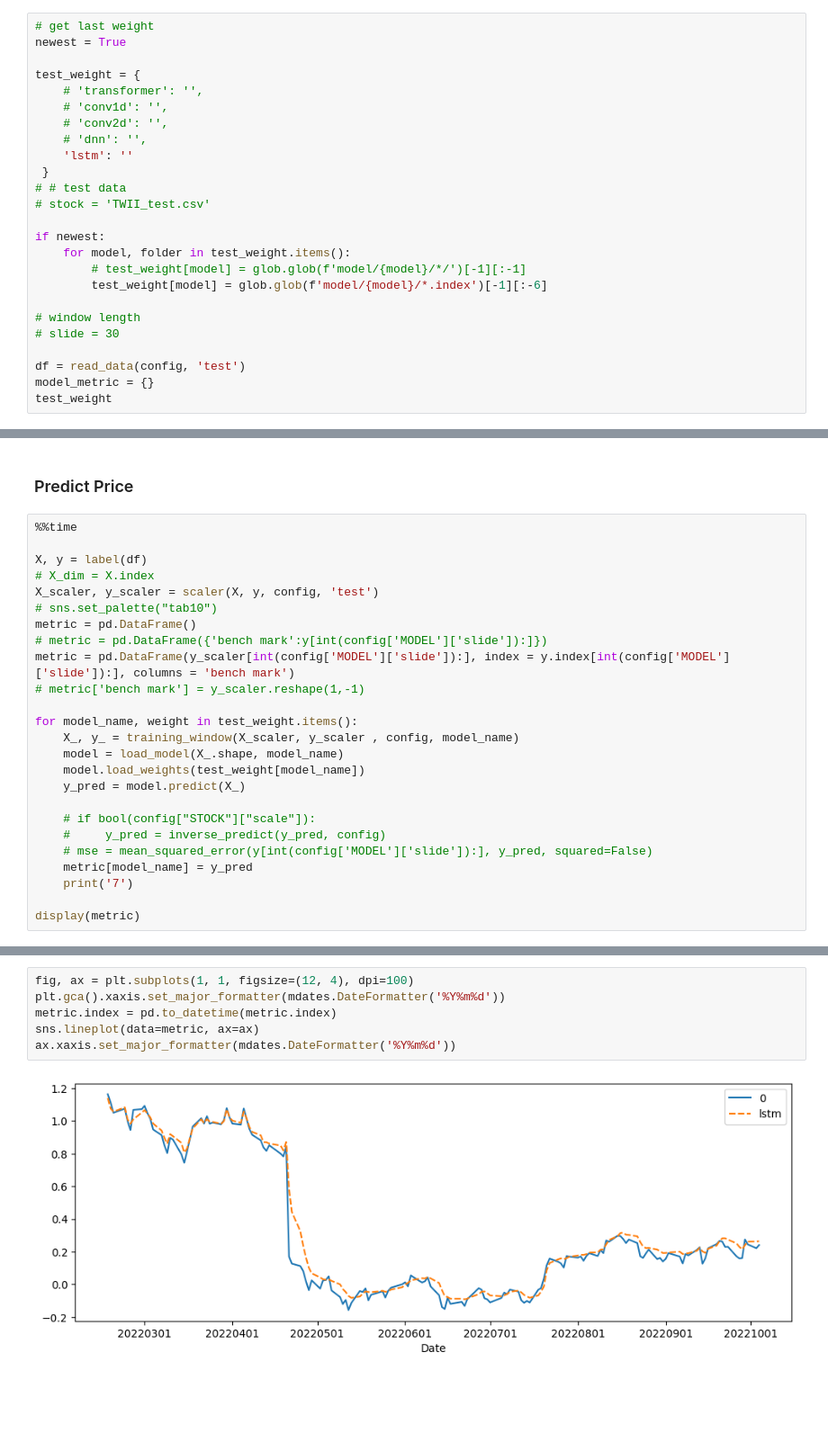
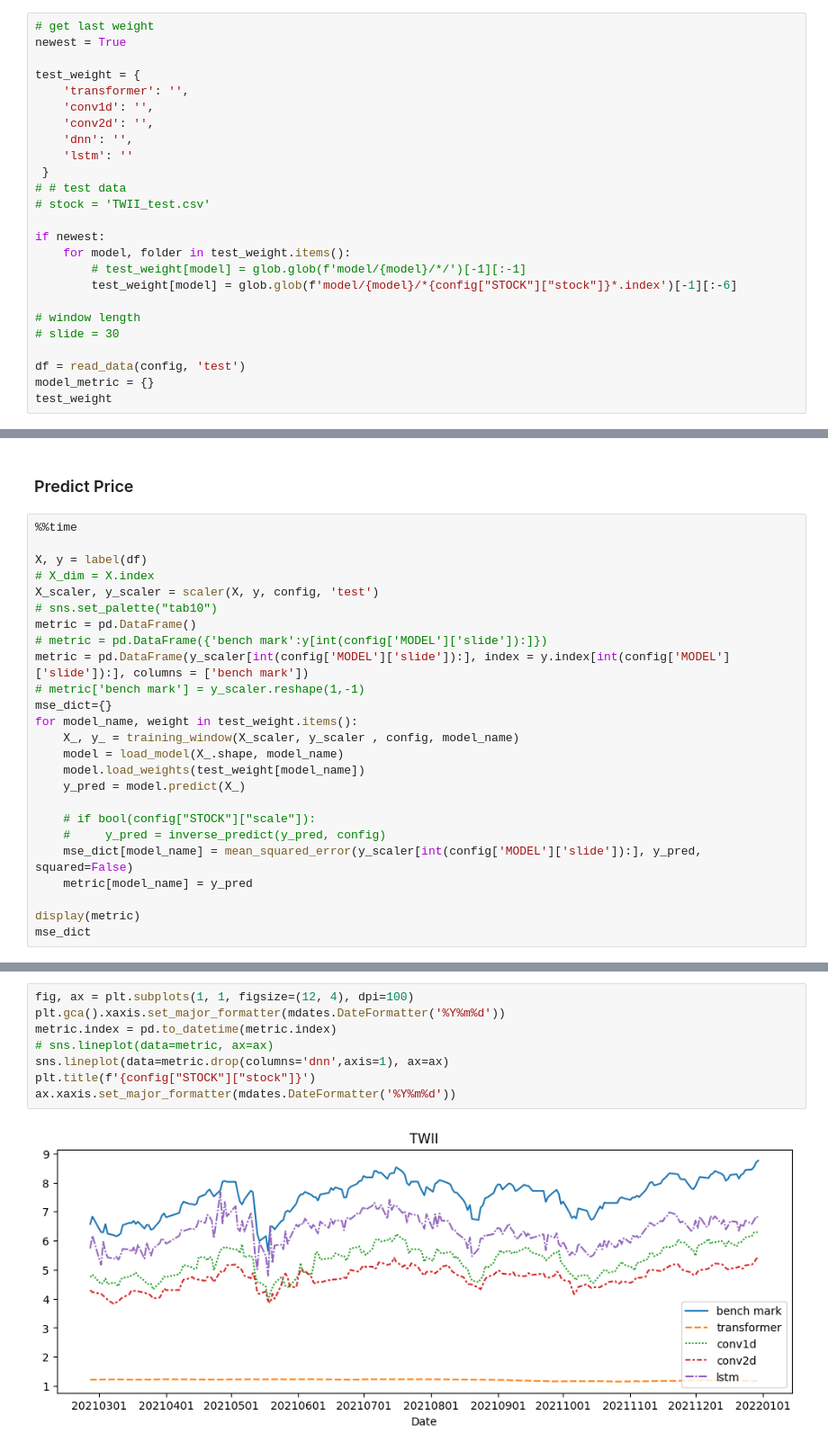
Before and after one commit to yayaya0411/StockPricePrediction, a Jupyter notebook: visualize.ipynb, the cells around one changed output, grey strips where cells are left out. Shown: that part at 90% size. Drawn from its saved outputs; the diff is of its cells as text; blank space fills up the shorter version.

```diff
--- a/visualize.ipynb
+++ b/visualize.ipynb
@@ -32,10 +32,10 @@ config.read('config.ini')
 newest = True
 
 test_weight = {
-    # 'transformer': '',
-    # 'conv1d': '',
-    # 'conv2d': '',
-    # 'dnn': '',
+    'transformer': '',
+    'conv1d': '',
+    'conv2d': '',
+    'dnn': '',
     'lstm': ''
  }
 # # test data
@@ -44,7 +44,7 @@ test_weight = {
 if newest:
     for model, folder in test_weight.items():
         # test_weight[model] = glob.glob(f'model/{model}/*/')[-1][:-1]
-        test_weight[model] = glob.glob(f'model/{model}/*.index')[-1][:-6]
+        test_weight[model] = glob.glob(f'model/{model}/*{config["STOCK"]["stock"]}*.index')[-1][:-6]
 
 # window length
 # slide = 30
@@ -66,9 +70,9 @@ X_scaler, y_scaler = scaler(X, y, config, 'test')
 # sns.set_palette("tab10")
 metric = pd.DataFrame()
 # metric = pd.DataFrame({'bench mark':y[int(config['MODEL']['slide']):]})
-metric = pd.DataFrame(y_scaler[int(config['MODEL']['slide']):], index = y.index[int(config['MODEL']['slide']):], columns = 'bench mark')
+metric = pd.DataFrame(y_scaler[int(config['MODEL']['slide']):], index = y.index[int(config['MODEL']['slide']):], columns = ['bench mark'])
 # metric['bench mark'] = y_scaler.reshape(1,-1)
-
+mse_dict={}
 for model_name, weight in test_weight.items():
     X_, y_ = training_window(X_scaler, y_scaler , config, model_name)
     model = load_model(X_.shape, model_name)
@@ -77,11 +81,11 @@ for model_name, weight in test_weight.items():
 
     # if bool(config["STOCK"]["scale"]):
     #     y_pred = inverse_predict(y_pred, config)
-    # mse = mean_squared_error(y[int(config['MODEL']['slide']):], y_pred, squared=False)
+    mse_dict[model_name] = mean_squared_error(y_scaler[int(config['MODEL']['slide']):], y_pred, squared=False)
     metric[model_name] = y_pred
-    print('7')
 
 display(metric)
+mse_dict
 # %% [output]
 scale
 
@@ -119,8 +128,10 @@ Wall time: 1.11 s
 # %%
 fig, ax = plt.subplots(1, 1, figsize=(12, 4), dpi=100)
 plt.gca().xaxis.set_major_formatter(mdates.DateFormatter('%Y%m%d'))
 metric.index = pd.to_datetime(metric.index)
-sns.lineplot(data=metric, ax=ax)
+# sns.lineplot(data=metric, ax=ax)
+sns.lineplot(data=metric.drop(columns='dnn',axis=1), ax=ax)
+plt.title(f'{config["STOCK"]["stock"]}')
 ax.xaxis.set_major_formatter(mdates.DateFormatter('%Y%m%d'))
 # %% [output]
-[figure, old version]
+[figure, new version]
```
Also changed, not shown: parts of 2 cells of this notebook, 12 other files.
